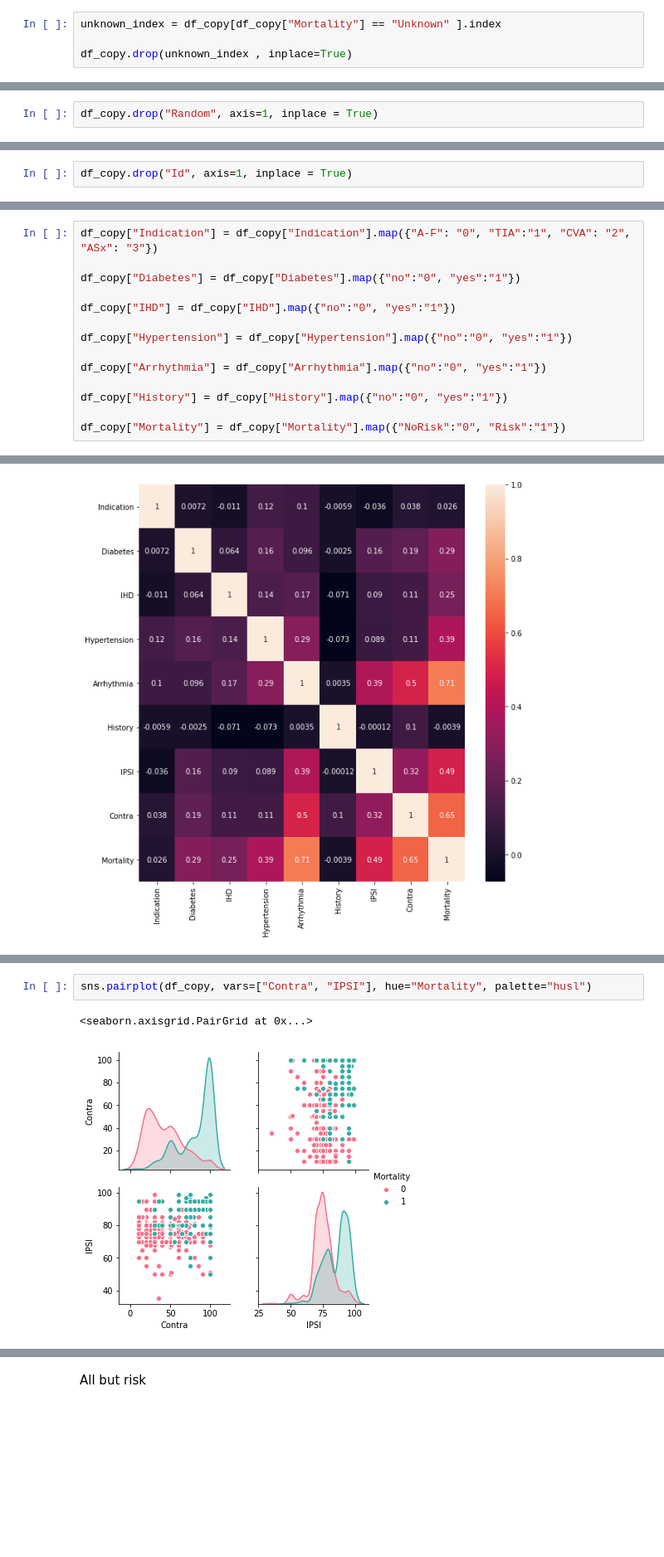
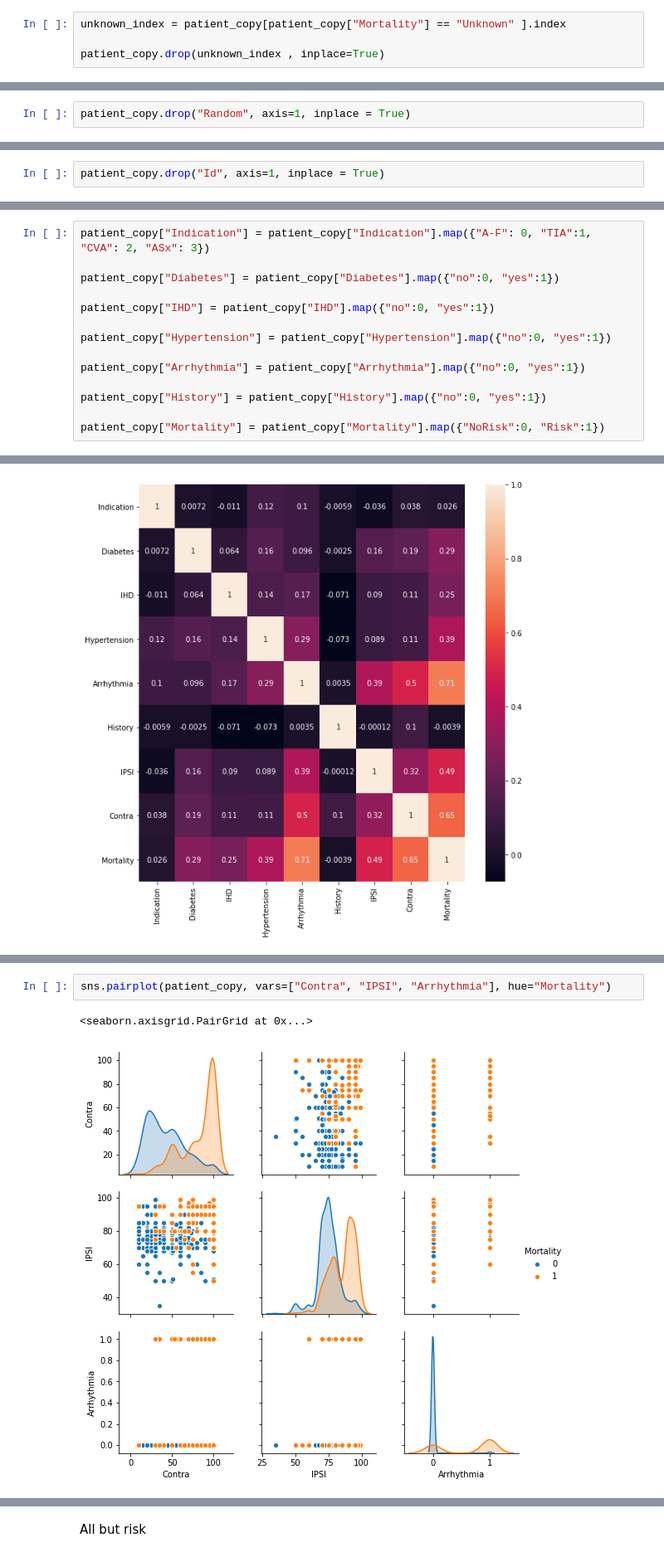
Before and after one commit to kthrasher1/Data_Mining, a Jupyter notebook: ACW/ACW_Jupyter_Notebook.ipynb, the cells around one changed output, grey strips where cells are left out. Shown at 83% size. Saved outputs shown, nothing was run; the diff lists cells and outputs as text; blank space fills up the shorter version.

```diff
--- a/ACW/ACW_Jupyter_Notebook.ipynb
+++ b/ACW/ACW_Jupyter_Notebook.ipynb
@@ -378,9 +391,9 @@ df_copy.loc[df_copy["Mortality"] == "Unknown"]
 # %% [markdown]
 This shows that `Unknown` is a string value, therefore can just be dropped, as it provides incorrect data.
 # %%
-unknown_index = df_copy[df_copy["Mortality"] == "Unknown" ].index
+unknown_index = patient_copy[patient_copy["Mortality"] == "Unknown" ].index
 
-df_copy.drop(unknown_index , inplace=True)
+patient_copy.drop(unknown_index , inplace=True)
 # %% [markdown]
 Now to check this
 # %%
@@ -443,7 +456,7 @@ This shows a quite substaination amount of duplicates. There are two options, ei
 
 As there could be model training with this dataset it makes more sense just to drop the column.
 # %%
-df_copy.drop("Random", axis=1, inplace = True)
+patient_copy.drop("Random", axis=1, inplace = True)
 # %% [markdown]
 Now to check if the drop has worked.
 # %%
@@ -464,6 +477,6 @@ Some of the columns are unnecessary for data analysis. One of these columns is `
 
 The other identifier `Random` has already been dropped, so the only other identifer is `Id` as its not necessary, it can be dropped also.
 # %%
-df_copy.drop("Id", axis=1, inplace = True)
+patient_copy.drop("Id", axis=1, inplace = True)
 # %% [markdown]
 Now to check if the drop has worked
@@ -483,17 +487,17 @@ Which it has.
 # %%
-df_copy["Indication"] = df_copy["Indication"].map({"A-F": "0", "TIA":"1", "CVA": "2", "ASx": "3"})
+patient_copy["Indication"] = patient_copy["Indication"].map({"A-F": 0, "TIA":1, "CVA": 2, "ASx": 3})
 
-df_copy["Diabetes"] = df_copy["Diabetes"].map({"no":"0", "yes":"1"})
+patient_copy["Diabetes"] = patient_copy["Diabetes"].map({"no":0, "yes":1})
 
-df_copy["IHD"] = df_copy["IHD"].map({"no":"0", "yes":"1"})
+patient_copy["IHD"] = patient_copy["IHD"].map({"no":0, "yes":1})
 
-df_copy["Hypertension"] = df_copy["Hypertension"].map({"no":"0", "yes":"1"})
+patient_copy["Hypertension"] = patient_copy["Hypertension"].map({"no":0, "yes":1})
 
-df_copy["Arrhythmia"] = df_copy["Arrhythmia"].map({"no":"0", "yes":"1"})
+patient_copy["Arrhythmia"] = patient_copy["Arrhythmia"].map({"no":0, "yes":1})
 
-df_copy["History"] = df_copy["History"].map({"no":"0", "yes":"1"})
+patient_copy["History"] = patient_copy["History"].map({"no":0, "yes":1})
 
-df_copy["Mortality"] = df_copy["Mortality"].map({"NoRisk":"0", "Risk":"1"})
+patient_copy["Mortality"] = patient_copy["Mortality"].map({"NoRisk":0, "Risk":1})
 # %% [markdown]
 So this replaces, or in this case maps the yes or no (and risk, no risk) to integer values. This quanifies the number of states the columns contain, such as yes or no, or risk, norisk ect.
 
@@ -594,5 +610,5 @@ fig.savefig("heatmap.png")
 # %%
-sns.pairplot(df_copy, vars=["Contra", "IPSI"], hue="Mortality", palette="husl")
+sns.pairplot(patient_copy, vars=["Contra", "IPSI", "Arrhythmia"], hue="Mortality")
 # %% [output]
 <seaborn.axisgrid.PairGrid at 0x...>
-[figure, old version]
+[figure, new version]
```
Also changed, not shown: parts of 188 cells of this notebook, 4 other files.
